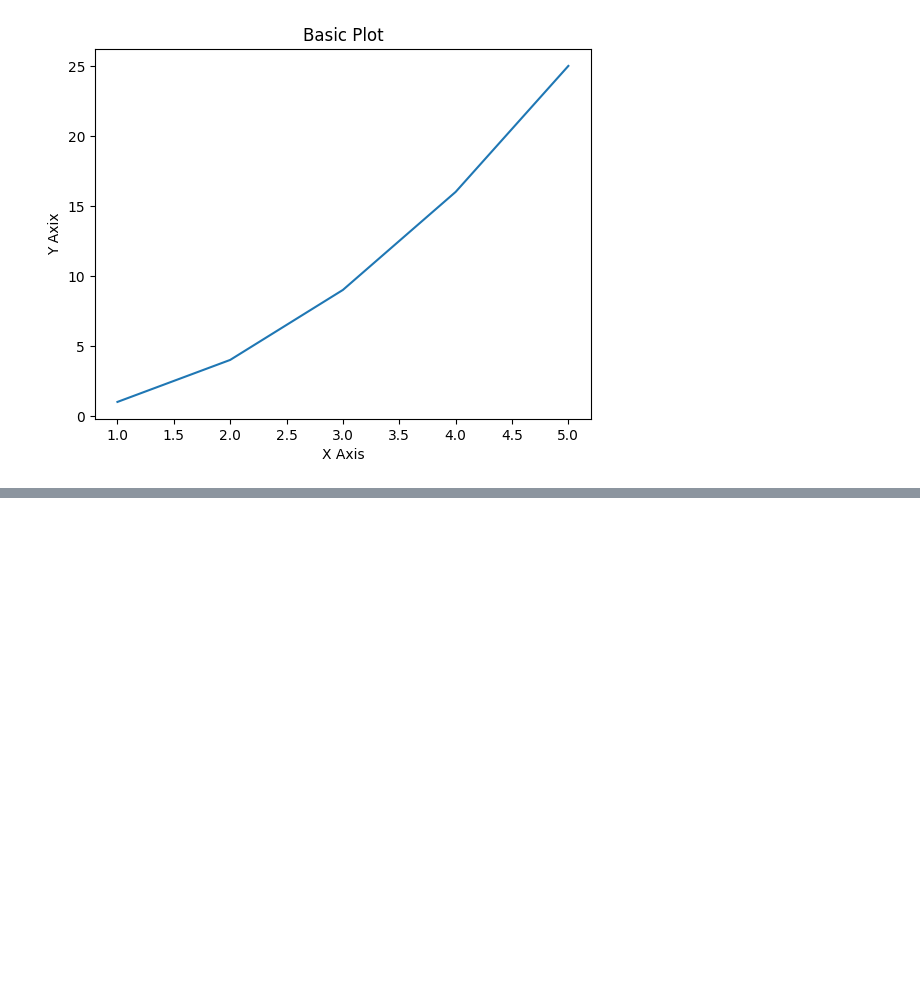
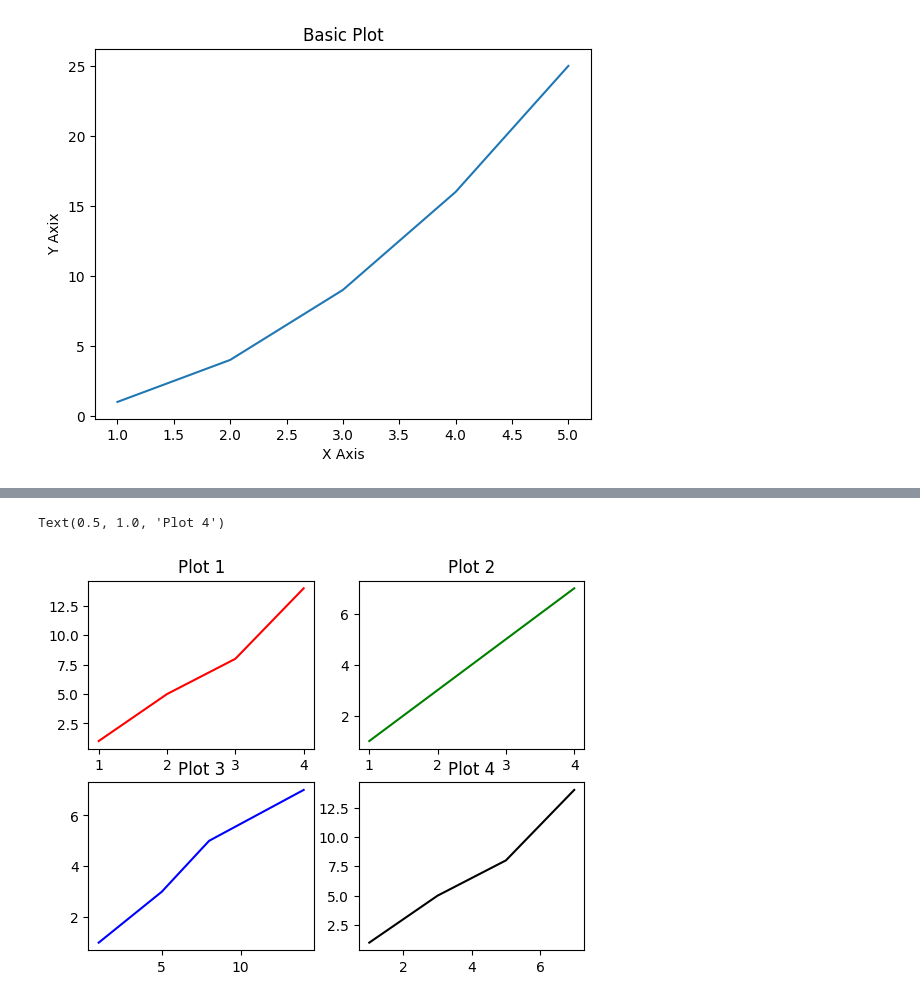
Before and after one commit to Juwel-771/Data-Road-Track, a Jupyter notebook: 03. Python Libraries/matplotlibs.ipynb, the cells around one changed output, grey strips where cells are left out. Saved outputs shown, nothing was run; the diff lists cells and outputs as text; code cells hidden in the pictures; blank space fills up the shorter version.

```diff
--- a/03. Python Libraries/matplotlibs.ipynb
+++ b/03. Python Libraries/matplotlibs.ipynb
@@ -14,0 +24,24 @@ plt.show()
+# %%
+## multiple plot
+x = [1,2,3,4]
+y1 = [1,5,8,14]
+y2 = [1,3,5,7]
+
+plt.subplot(2,2,1)
+plt.plot(x,y1, color='red')
+plt.title("Plot 1")
+
+plt.subplot(2,2,2)
+plt.plot(x,y2, color='green')
+plt.title("Plot 2")
+
+plt.subplot(2,2,3)
+plt.plot(y1,y2, color='blue')
+plt.title("Plot 3")
+
+plt.subplot(2,2,4)
+plt.plot(y2,y1, color='black')
+plt.title("Plot 4")
+# %% [output]
+Text(0.5, 1.0, 'Plot 4')
+[figure, added]
```
Also changed, not shown: parts of 1 cell of this notebook.
